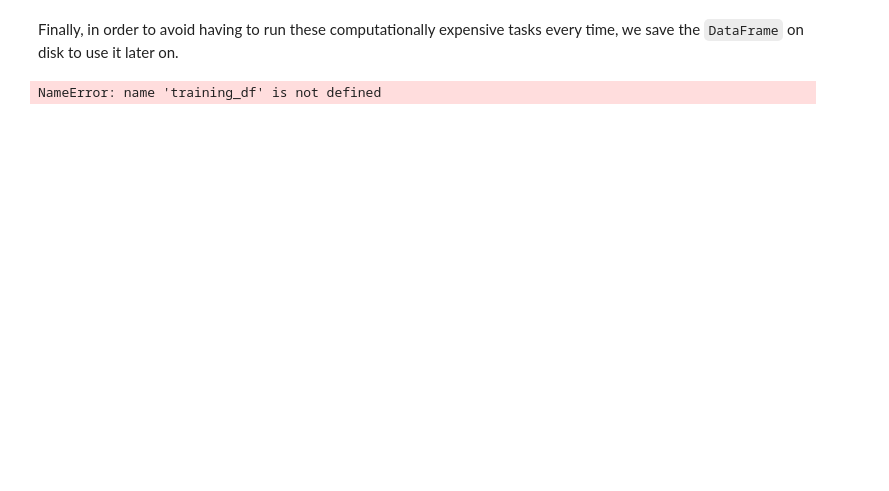
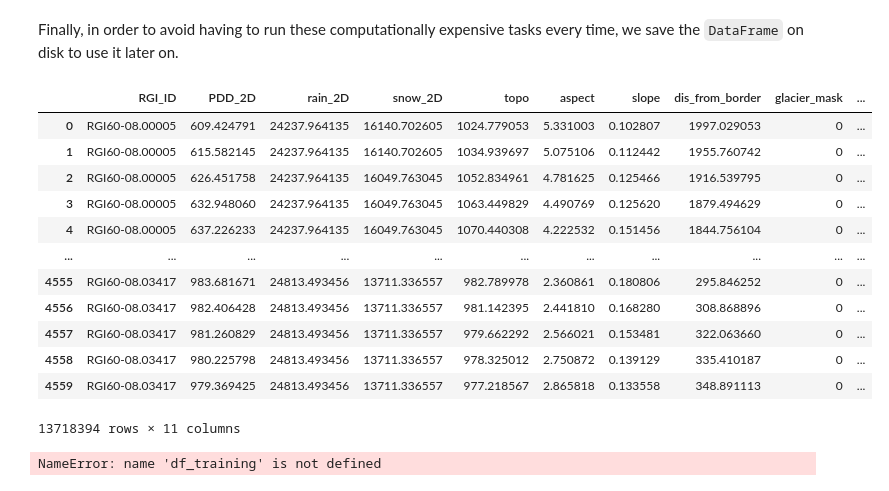
Before and after one commit to Machine-Learning-in-Glaciology-Workshop/Project_MB_Regression, a Jupyter notebook: 5_Distributed_preprocessing.ipynb, the cells around one changed output. Drawn from its saved outputs; the diff is of its cells as text; code cells hidden in the pictures; blank space fills up the shorter version.

Commit message:
export to pandas dataframe with right format

```diff
--- a/5_Distributed_preprocessing.ipynb
+++ b/5_Distributed_preprocessing.ipynb
@@ -288,0 +274,6 @@ def pd_ravel(row, key):
+# %%
+res = 0
+for i in range(df_training.shape[0]):
+    df_rgi = df_training.iloc[i]
+    res += df_rgi.PDD_2D.size
+res
@@ -289,13 +286,13 @@ def pd_ravel(row, key):
 # %%
-dict_training = {}
+rgi_list = []
 
 for i in range(df_training.shape[0]):
     df_rgi = df_training.iloc[i]
     n_tot = df_rgi.PDD_2D.size
-    #print(n_tot)
+    print(n_tot)
     dict_rgi = {'RGI_ID': np.repeat(df_rgi.name, n_tot)}
     for key in df_training.columns:
         dict_rgi[key] = df_rgi[key].ravel()
         #print(key, df_rgi[key].ravel().size)
     df_rgi = pd.DataFrame(dict_rgi)
-    dict_training =
+    rgi_list.append(df_rgi)
@@ -302,2 +303,2 @@ for i in range(df_training.shape[0]):
 # %%
-df_rgi
+df_all = pd.concat(rgi_list)
@@ -318,8 +305,24 @@ df_rgi
 # %% [markdown]
 Finally, in order to avoid having to run these computationally expensive tasks every time, we save the `DataFrame` on disk to use it later on.
+# %%
+df_all
+# %% [output]
+|  | RGI_ID | PDD_2D | rain_2D | snow_2D | topo | aspect | slope | dis_from_border | glacier_mask | ... |
+| 0 | RGI60-08.00005 | 609.424791 | 24237.964135 | 16140.702605 | 1024.779053 | 5.331003 | 0.102807 | 1997.029053 | 0 | ... |
+| 1 | RGI60-08.00005 | 615.582145 | 24237.964135 | 16140.702605 | 1034.939697 | 5.075106 | 0.112442 | 1955.760742 | 0 | ... |
+| 2 | RGI60-08.00005 | 626.451758 | 24237.964135 | 16049.763045 | 1052.834961 | 4.781625 | 0.125466 | 1916.539795 | 0 | ... |
+| 3 | RGI60-08.00005 | 632.948060 | 24237.964135 | 16049.763045 | 1063.449829 | 4.490769 | 0.125620 | 1879.494629 | 0 | ... |
+| 4 | RGI60-08.00005 | 637.226233 | 24237.964135 | 16049.763045 | 1070.440308 | 4.222532 | 0.151456 | 1844.756104 | 0 | ... |
+| ... | ... | ... | ... | ... | ... | ... | ... | ... | ... | ... |
+| 4555 | RGI60-08.03417 | 983.681671 | 24813.493456 | 13711.336557 | 982.789978 | 2.360861 | 0.180806 | 295.846252 | 0 | ... |
+| 4556 | RGI60-08.03417 | 982.406428 | 24813.493456 | 13711.336557 | 981.142395 | 2.441810 | 0.168280 | 308.868896 | 0 | ... |
+| 4557 | RGI60-08.03417 | 981.260829 | 24813.493456 | 13711.336557 | 979.662292 | 2.566021 | 0.153481 | 322.063660 | 0 | ... |
+| 4558 | RGI60-08.03417 | 980.225798 | 24813.493456 | 13711.336557 | 978.325012 | 2.750872 | 0.139129 | 335.410187 | 0 | ... |
+| 4559 | RGI60-08.03417 | 979.369425 | 24813.493456 | 13711.336557 | 977.218567 | 2.865818 | 0.133558 | 348.891113 | 0 | ... |
+13718394 rows × 11 columns
 # %%
-training_df.to_csv('Data/distributed_training_df.csv')
+df_all.to_csv('Data/df_distributed_training.csv')
-# %% [output]
-NameError: name 'training_df' is not defined
 # %%
-gdir = gdirs[0]
+df_training.shape
+# %% [output]
+NameError: name 'df_training' is not defined
```
Also changed, not shown: parts of 15 cells of this notebook.
